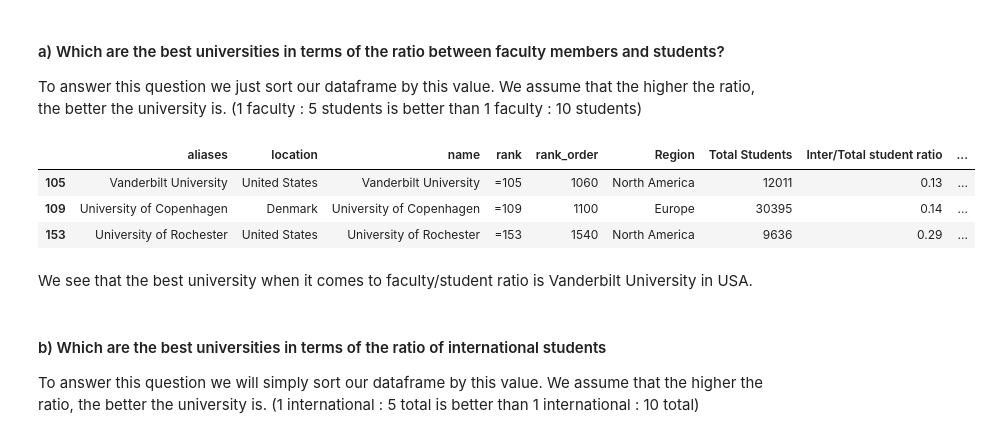
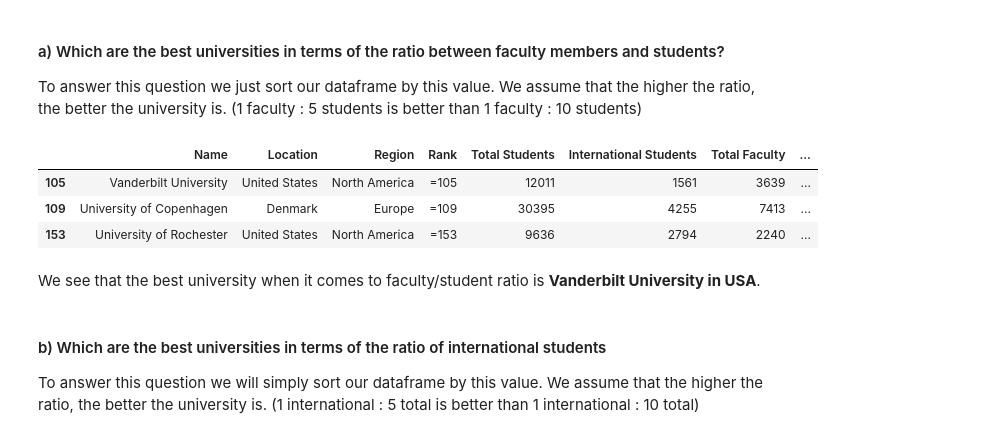
Before and after one commit to sourabhlal/ada2017, a Jupyter notebook: 02 - Data from the Web/homework02.ipynb, the cells around one changed output. Saved outputs shown, nothing was run; the diff lists cells and outputs as text; code cells hidden in the pictures.

```diff
--- a/02 - Data from the Web/homework02.ipynb
+++ b/02 - Data from the Web/homework02.ipynb
@@ -344,18 +351,29 @@ timesedu_df["Faculty/Student ratio"] = 1/timesedu_df["stats_student_staff_ratio"
 timesedu_df = timesedu_df.drop(["stats_number_students","stats_pc_intl_students","stats_student_staff_ratio"],axis=1)
 # %% [markdown]
 We now have all the data from Times Higher Education in a single dataframe. In order to answer question a) through d) using this data, we will exclude a few more rows that are not relevant for those questions. It should be noted that the ranking are already in the dataframe timesedu_df and therefore all we need is to sort the data (and group it for questio c and d).
+# %%
+#New dataframe with fewer columns
+timesedu_df2 = timesedu_df.drop(['aliases','rank_order'],axis=1)
+
+#Reordering the columns
+timesedu_df2 = timesedu_df2[['name','location','Region','rank','Total Students','International Students','Total Faculty','International Faculty','Faculty/Student ratio','Inter/Total student ratio']]
+
+#Changing column names
+timesedu_df2.columns.values[0] = 'Name'
+timesedu_df2.columns.values[1] = 'Location'
+timesedu_df2.columns.values[3] = 'Rank'
 # %% [markdown]
 #### a) Which are the best universities in terms of the ratio between faculty members and students?
 To answer this question we just sort our dataframe by this value. We assume that the higher the ratio, the better the university is. (1 faculty : 5 students is better than 1 faculty : 10 students)
 # %%
-timesedu_df.sort_values('Faculty/Student ratio',ascending=False).head(3)
+timesedu_df2.sort_values('Faculty/Student ratio',ascending=False).head(3)
 # %% [output]
-|  | aliases | location | name | rank | rank_order | Region | Total Students | Inter/Total student ratio | ... |
-| 105 | Vanderbilt University | United States | Vanderbilt University | =105 | 1060 | North America | 12011 | 0.13 | ... |
-| 109 | University of Copenhagen | Denmark | University of Copenhagen | =109 | 1100 | Europe | 30395 | 0.14 | ... |
-| 153 | University of Rochester | United States | University of Rochester | =153 | 1540 | North America | 9636 | 0.29 | ... |
+|  | Name | Location | Region | Rank | Total Students | International Students | Total Faculty | ... |
+| 105 | Vanderbilt University | United States | North America | =105 | 12011 | 1561 | 3639 | ... |
+| 109 | University of Copenhagen | Denmark | Europe | =109 | 30395 | 4255 | 7413 | ... |
+| 153 | University of Rochester | United States | North America | =153 | 9636 | 2794 | 2240 | ... |
 # %% [markdown]
-We see that the best university when it comes to faculty/student ratio is Vanderbilt University in USA.
+We see that the best university when it comes to faculty/student ratio is __Vanderbilt University in USA__.
 # %% [markdown]
 #### b) Which are the best universities in terms of the ratio of international students
 To answer this question we will simply sort our dataframe by this value. We assume that the higher the ratio, the better the university is. (1 international : 5 total is better than 1 international : 10 total)
```
Also changed, not shown: parts of 34 cells of this notebook, 1 other file.
